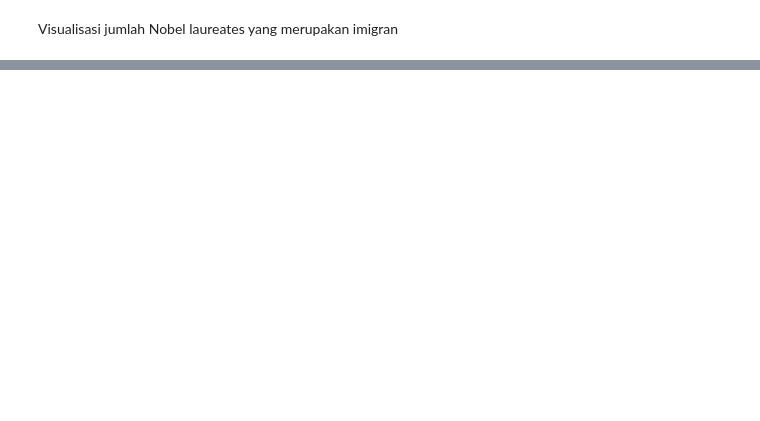
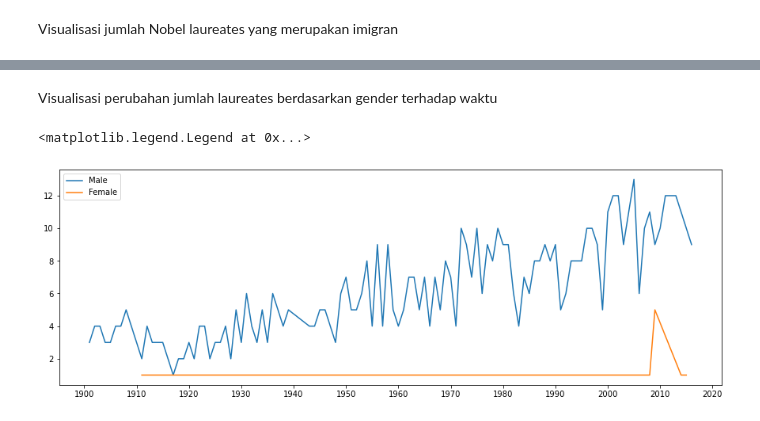
Before and after one commit to prfahrezi/laureates_vizualisation, a Jupyter notebook: visualisasi.ipynb, the cells around one changed output, grey strips where cells are left out. Drawn from its saved outputs; the diff is of its cells as text; code cells hidden in the pictures; blank space fills up the shorter version.

```diff
--- a/visualisasi.ipynb
+++ b/visualisasi.ipynb
@@ -48,0 +66,13 @@ Text(0, 0.5, 'Jumlah Laureates')
+# %% [markdown]
+Visualisasi perubahan jumlah laureates berdasarkan gender terhadap waktu
+# %%
+female = lr.loc[lr['gender'] == 'female'][['year']]
+female = female['year'].value_counts().sort_index(ascending=True).rename('Female')
+male = lr.loc[lr['gender'] == 'male'][['year']]
+male = male['year'].value_counts().sort_index(ascending=True).rename('Male')
+plt.figure(figsize=(15,5)); plt.xticks(range(1900,2030,10))
+plt.plot(male); plt.plot(female)
+plt.legend(['Male', 'Female'])
+# %% [output]
+<matplotlib.legend.Legend at 0x...>
+[figure, added]
```
Also changed, not shown: parts of 4 cells of this notebook.
